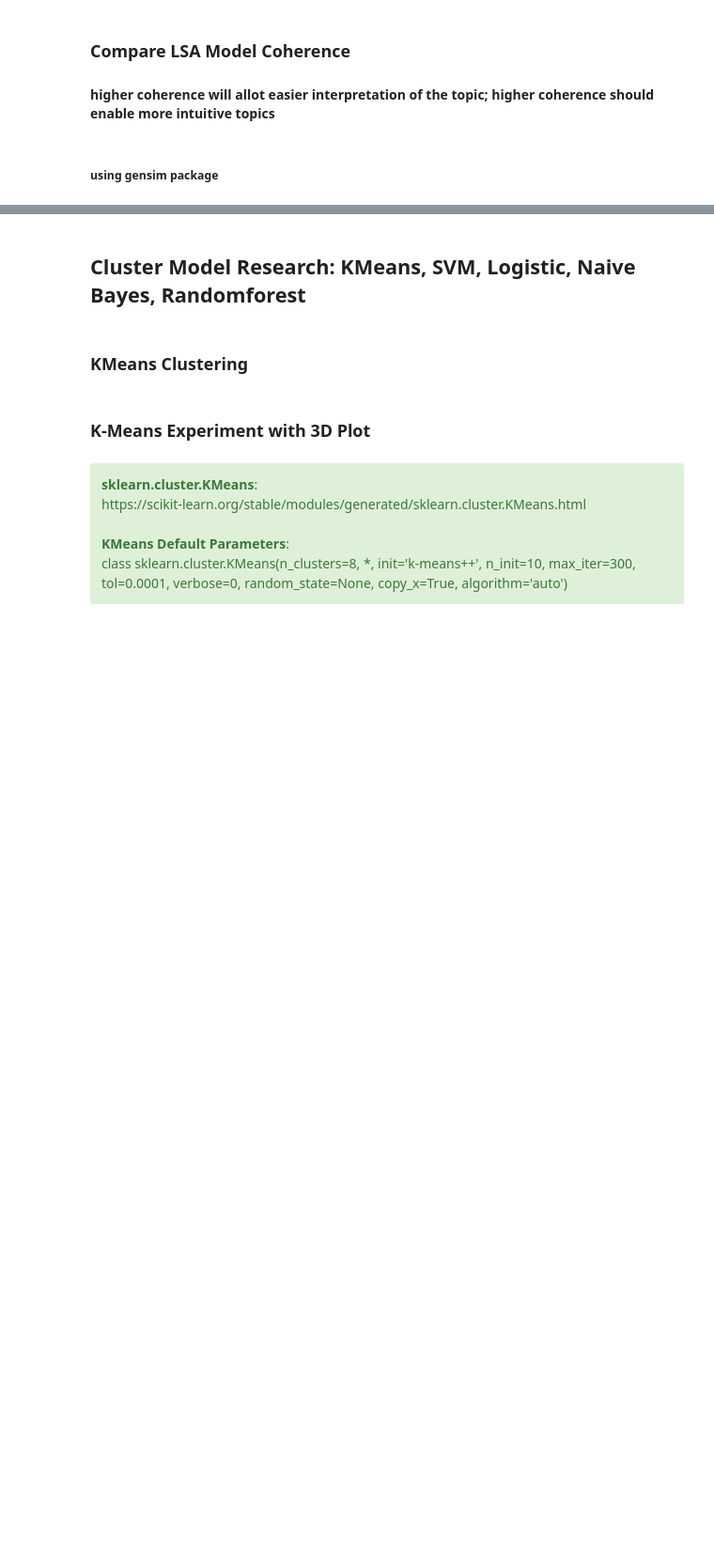
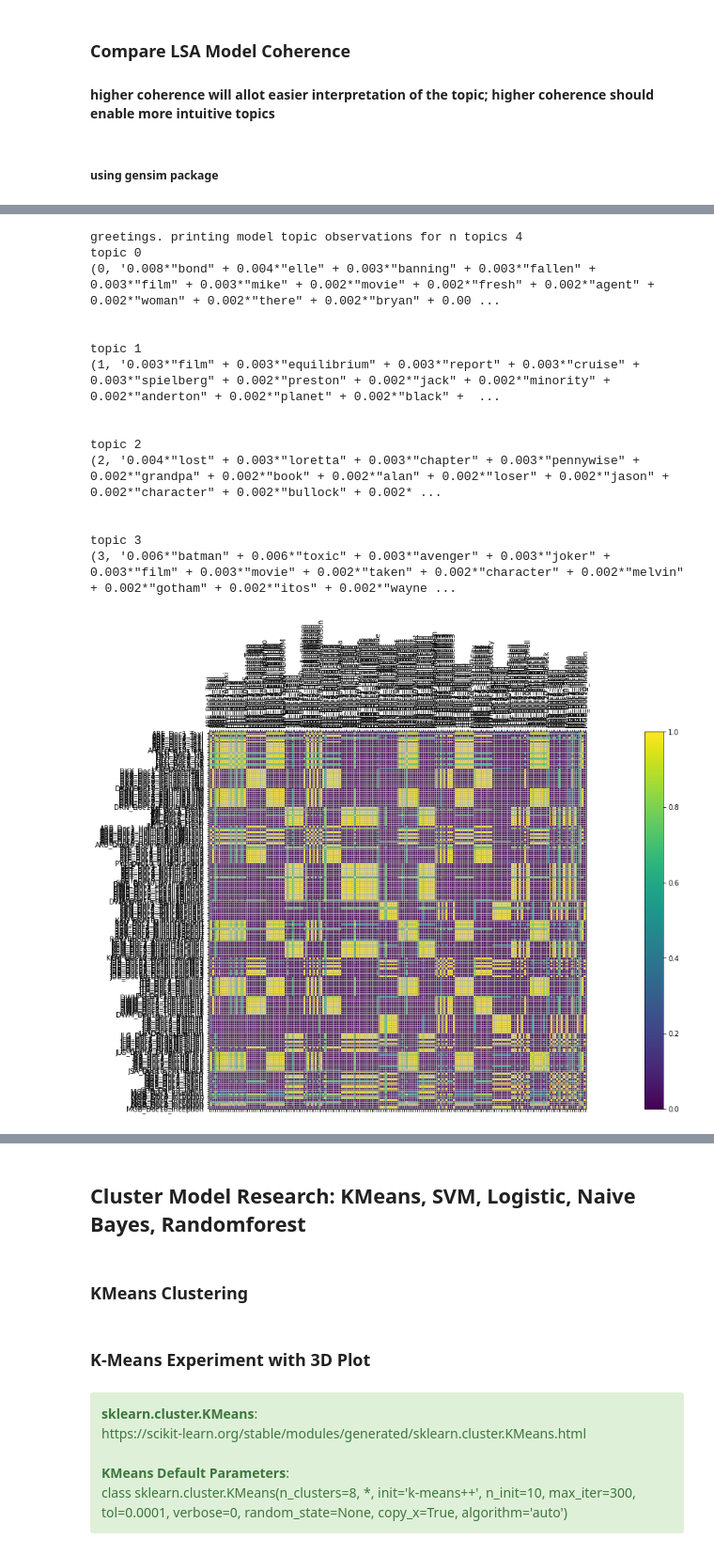
Before and after one commit to kb3k/random_nlp, a Jupyter notebook: week4/kerrys_2nd_assignment_msds453_summer2022.ipynb, the cells around one changed output, grey strips where cells are left out. Shown at 94% size. Saved outputs shown, nothing was run; the diff lists cells and outputs as text; code cells hidden in the pictures; blank space fills up the shorter version.

```diff
--- a/week4/kerrys_2nd_assignment_msds453_summer2022.ipynb
+++ b/week4/kerrys_2nd_assignment_msds453_summer2022.ipynb
@@ -380,7 +358,7 @@ def strip_accents(STR):
     return ''.join(c for c in unicodedata.normalize('NFD', STR)
                    if unicodedata.category(c) != 'Mn')
 
-def clean_doc(doc):
+def clean_doc(doc, more_stop_words=[]):
     """
     Given a string doc,
     this function cleans the doc
@@ -413,7 +391,7 @@ def clean_doc(doc):
     tokens = [tkn.lower() for tkn in tokens]
 
     # stop words
-    stop_words = set(stopwords.words('english')) # add top freq words up in here
+    stop_words = set(stopwords.words('english') + more_stop_words)
     tokens = [tkn for tkn in tokens if not tkn in stop_words]
 
     # word stemming
@@ -454,6 +432,20 @@ data['processed_text']
 198    [reading, amazing, review, seeing, score, best...
 199    [shame, movie, rated, highly, imdb, tell, movi...
 Name: processed_text, Length: 200, dtype: object
+# %%
+# getting the top freq qords so I can add them to stop_words
+data['word_count'] = data['processed_text'].apply(lambda xyz : [idx[0] for idx in nltk.FreqDist(xyz).most_common(int(.3*500))])
+more_stop_words = [idx[0] for idx in nltk.FreqDist([abc for xyz in data.word_count.to_list() for abc in xyz]).most_common(100)]
+# %%
+#read in class corpus csv into python
+data=pd.read_csv(r'~/Projects/msds453/MSDS_453_Public/MSDS453_ClassCorpus/ClassCorpus_Final_v3_20220710.csv')
+
+#adding two columns to the dataframe to store the processed text and tokenized text
+data['processed_text'] = data['Text'].apply(lambda x: clean_doc(x, more_stop_words))
+
+final_processed_text = [' '.join(x) for x in data['processed_text']]
+titles = data['DSI_Title'].tolist()
+processed_text = data['processed_text']#.tolist()
 # %% [markdown]
 1. Dataframe = corpus_df
 2. List = documents (Document ID, Text)
@@ -663,0 +746,41 @@ for KEY, VAL in coherence.items():
+# %%
+######################################
+#EXPERIMENT WITH THESE PARAMETERS
+number_of_topics=4
+words=20
+#####################################
+# %%
+model2, dictionary2, index2, doctermmatrix2 = create_gensim_lda_model(processed_text,
+                                                                      number_of_topics,
+                                                                      words)
+
+for doc in processed_text:
+    vec_bow2 = dictionary2.doc2bow(doc)
+    vec2 = model2[vec_bow2]  # convert the query to embedded space
+    sims2 = index2[vec2]  # perform a similarity query against the corpus
+    #print(list(enumerate(sims2)))
+
+fig, ax = plt.subplots(figsize=(30, 10))
+cax = ax.matshow(index2, interpolation='nearest')
+ax.grid(True)
+plt.xticks(range(len(processed_text)), titles, rotation=90);
+plt.yticks(range(len(processed_text)), titles);
+fig.colorbar(cax)
+plt.show()
+# %% [output]
+greetings. printing model topic observations for n topics 4
+topic 0
+(0, '0.008*"bond" + 0.004*"elle" + 0.003*"banning" + 0.003*"fallen" + 0.003*"film" + 0.003*"mike" + 0.002*"movie" + 0.002*"fresh" + 0.002*"agent" + 0.002*"woman" + 0.002*"there" + 0.002*"bryan" + 0.00 ...
+
+
+topic 1
+(1, '0.003*"film" + 0.003*"equilibrium" + 0.003*"report" + 0.003*"cruise" + 0.003*"spielberg" + 0.002*"preston" + 0.002*"jack" + 0.002*"minority" + 0.002*"anderton" + 0.002*"planet" + 0.002*"black" +  ...
+
+
+topic 2
+(2, '0.004*"lost" + 0.003*"loretta" + 0.003*"chapter" + 0.003*"pennywise" + 0.002*"grandpa" + 0.002*"book" + 0.002*"alan" + 0.002*"loser" + 0.002*"jason" + 0.002*"character" + 0.002*"bullock" + 0.002* ...
+
+
+topic 3
+(3, '0.006*"batman" + 0.006*"toxic" + 0.003*"avenger" + 0.003*"joker" + 0.003*"film" + 0.003*"movie" + 0.002*"taken" + 0.002*"character" + 0.002*"melvin" + 0.002*"gotham" + 0.002*"itos" + 0.002*"wayne ...
+[figure, added]
```
Also changed, not shown: parts of 39 cells of this notebook.
